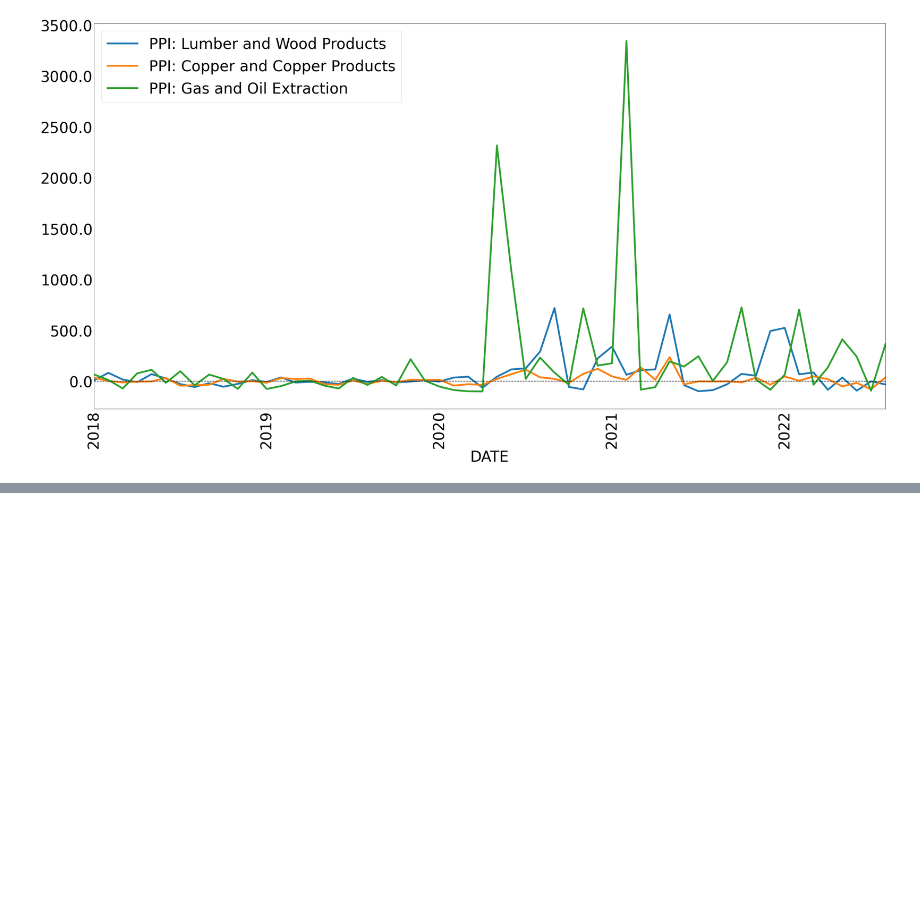
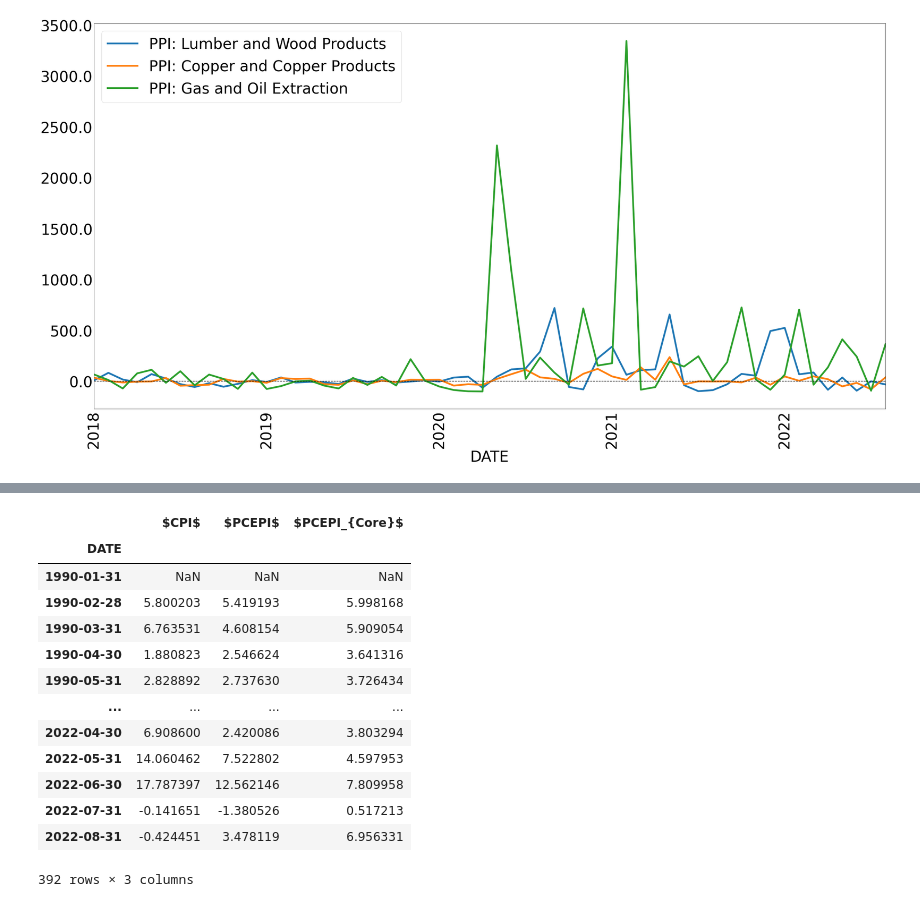
Before and after one commit to jlcatonjr/Learn-Python-for-Stats-and-Econ, a Jupyter notebook: Projects/SMP Data/Assessing Potential for Higher Inflation-Copy1.ipynb, the cells around one changed output, grey strips where cells are left out. Saved outputs shown, nothing was run; the diff lists cells and outputs as text; code cells hidden in the pictures; blank space fills up the shorter version.

```diff
--- a/Projects/SMP Data/Assessing Potential for Higher Inflation-Copy1.ipynb
+++ b/Projects/SMP Data/Assessing Potential for Higher Inflation-Copy1.ipynb
@@ -350,3 +335,20 @@ plot_df.corr()
+# %%
+monthly_rate[plot_keys]
+# %% [output]
+|  | $CPI$ | $PCEPI$ | $PCEPI_{Core}$ |
+| DATE |  |  |  |
+| 1990-01-31 | NaN | NaN | NaN |
+| 1990-02-28 | 5.800203 | 5.419193 | 5.998168 |
+| 1990-03-31 | 6.763531 | 4.608154 | 5.909054 |
+| 1990-04-30 | 1.880823 | 2.546624 | 3.641316 |
+| 1990-05-31 | 2.828892 | 2.737630 | 3.726434 |
+| ... | ... | ... | ... |
+| 2022-04-30 | 6.908600 | 2.420086 | 3.803294 |
+| 2022-05-31 | 14.060462 | 7.522802 | 4.597953 |
+| 2022-06-30 | 17.787397 | 12.562146 | 7.809958 |
+| 2022-07-31 | -0.141651 | -1.380526 | 0.517213 |
+| 2022-08-31 | -0.424451 | 3.478119 | 6.956331 |
+392 rows × 3 columns
 # %%
 import statsmodels.api as sm
 plt.rcParams.update({'font.size': 34})
```
Also changed, not shown: parts of 11 cells of this notebook, 7 other files.
